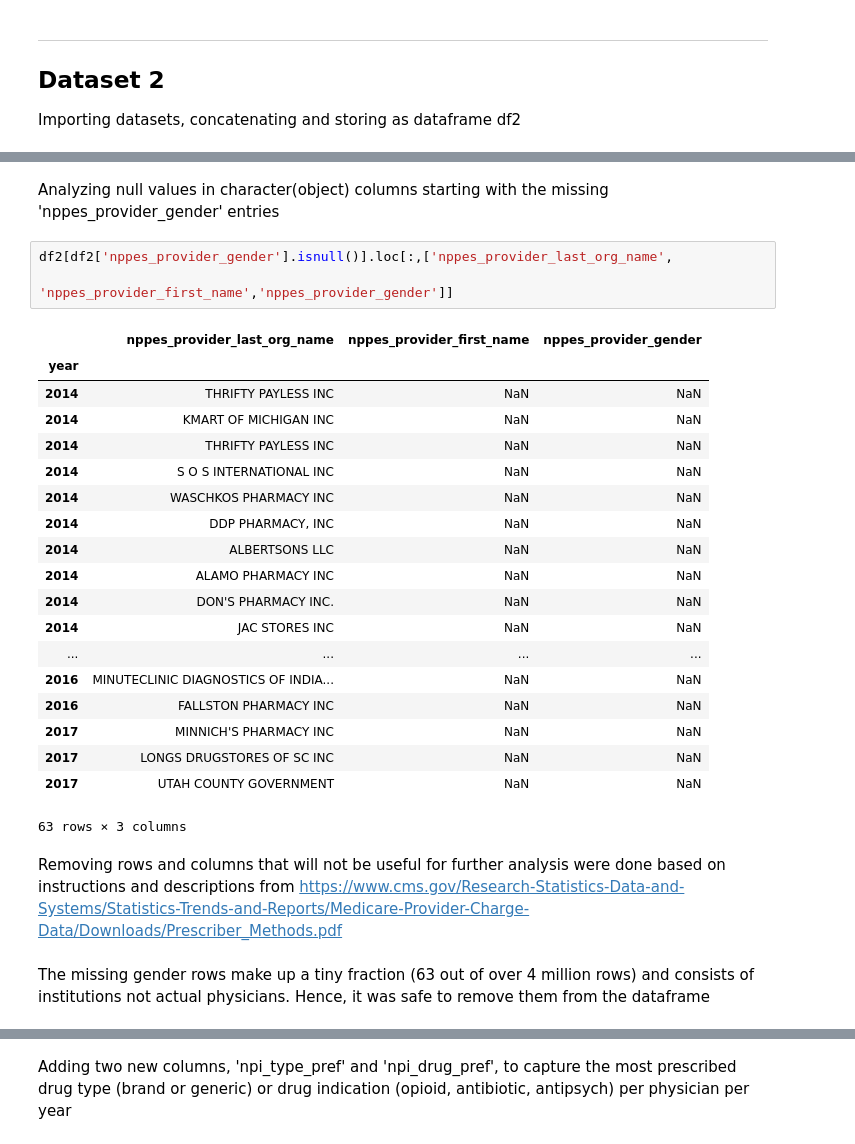
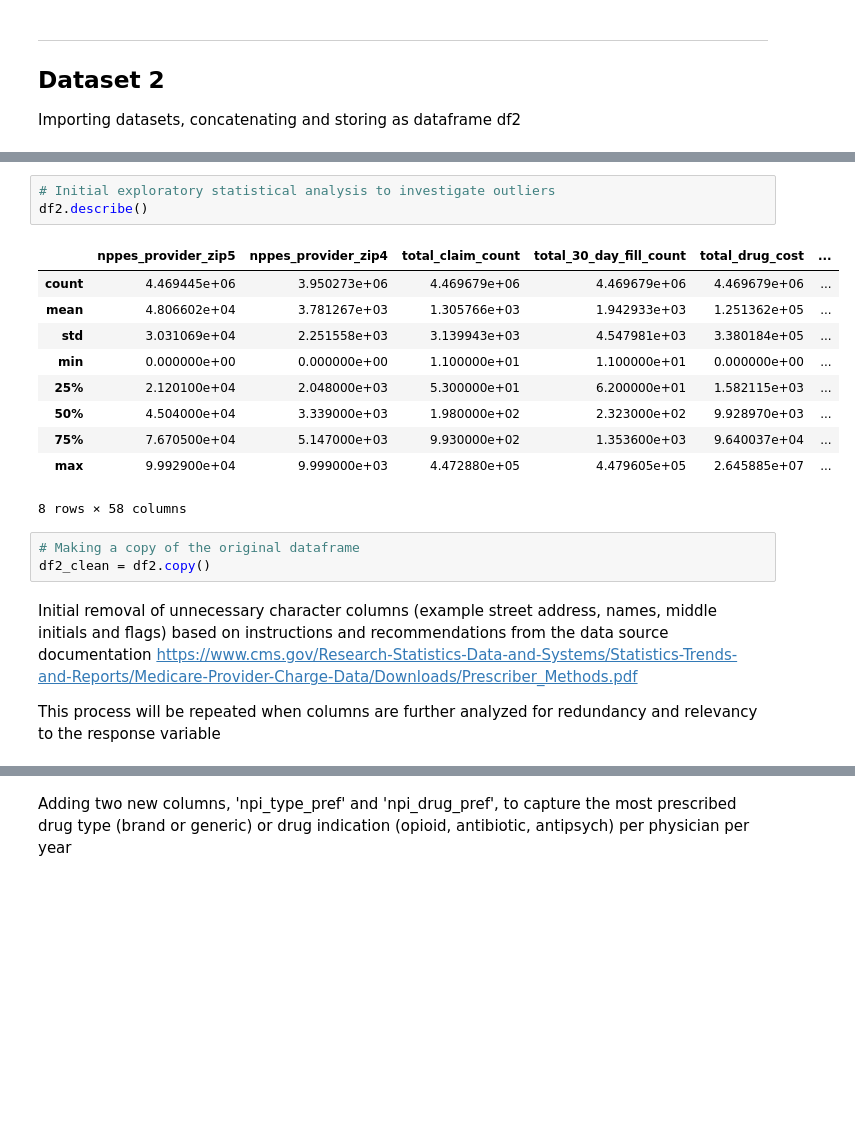
Before and after one commit to nwugocc/Capstone-Project-1, a Jupyter notebook: capstone_1_mini_project_data_wrangling.ipynb, the cells around one changed output, grey strips where cells are left out. Drawn from its saved outputs; the diff is of its cells as text; blank space fills up the shorter version.

```diff
--- a/capstone_1_mini_project_data_wrangling.ipynb
+++ b/capstone_1_mini_project_data_wrangling.ipynb
@@ -180,30 +158,22 @@ Length: 84, dtype: int64
-# %% [markdown]
-Analyzing null values in character(object) columns starting with the missing 'nppes_provider_gender' entries
-# %%
-df2[df2['nppes_provider_gender'].isnull()].loc[:,['nppes_provider_last_org_name',
-                                                  'nppes_provider_first_name','nppes_provider_gender']]
-# %% [output]
-|  | nppes_provider_last_org_name | nppes_provider_first_name | nppes_provider_gender |
-| year |  |  |  |
-| 2014 | THRIFTY PAYLESS INC | NaN | NaN |
-| 2014 | KMART OF MICHIGAN INC | NaN | NaN |
-| 2014 | THRIFTY PAYLESS INC | NaN | NaN |
-| 2014 | S O S INTERNATIONAL INC | NaN | NaN |
-| 2014 | WASCHKOS PHARMACY INC | NaN | NaN |
-| 2014 | DDP PHARMACY, INC | NaN | NaN |
-| 2014 | ALBERTSONS LLC | NaN | NaN |
-| 2014 | ALAMO PHARMACY INC | NaN | NaN |
-| 2014 | DON'S PHARMACY INC. | NaN | NaN |
-| 2014 | JAC STORES INC | NaN | NaN |
-| ... | ... | ... | ... |
-| 2016 | MINUTECLINIC DIAGNOSTICS OF INDIA... | NaN | NaN |
-| 2016 | FALLSTON PHARMACY INC | NaN | NaN |
-| 2017 | MINNICH'S PHARMACY INC | NaN | NaN |
-| 2017 | LONGS DRUGSTORES OF SC INC | NaN | NaN |
-| 2017 | UTAH COUNTY GOVERNMENT | NaN | NaN |
-63 rows × 3 columns
+# %%
+# Initial exploratory statistical analysis to investigate outliers
+df2.describe()
+# %% [output]
+|  | nppes_provider_zip5 | nppes_provider_zip4 | total_claim_count | total_30_day_fill_count | total_drug_cost | ... |
+| count | 4.469445e+06 | 3.950273e+06 | 4.469679e+06 | 4.469679e+06 | 4.469679e+06 | ... |
+| mean | 4.806602e+04 | 3.781267e+03 | 1.305766e+03 | 1.942933e+03 | 1.251362e+05 | ... |
+| std | 3.031069e+04 | 2.251558e+03 | 3.139943e+03 | 4.547981e+03 | 3.380184e+05 | ... |
+| min | 0.000000e+00 | 0.000000e+00 | 1.100000e+01 | 1.100000e+01 | 0.000000e+00 | ... |
+| 25% | 2.120100e+04 | 2.048000e+03 | 5.300000e+01 | 6.200000e+01 | 1.582115e+03 | ... |
+| 50% | 4.504000e+04 | 3.339000e+03 | 1.980000e+02 | 2.323000e+02 | 9.928970e+03 | ... |
+| 75% | 7.670500e+04 | 5.147000e+03 | 9.930000e+02 | 1.353600e+03 | 9.640037e+04 | ... |
+| max | 9.992900e+04 | 9.999000e+03 | 4.472880e+05 | 4.479605e+05 | 2.645885e+07 | ... |
+8 rows × 58 columns
+# %%
+# Making a copy of the original dataframe
+df2_clean = df2.copy()
 # %% [markdown]
-Removing rows and columns that will not be useful for further analysis were done based on instructions and descriptions from https://www.cms.gov/Research-Statistics-Data-and-Systems/Statistics-Trends-and-Reports/Medicare-Provider-Charge-Data/Downloads/Prescriber_Methods.pdf
+Initial removal of unnecessary character columns (example street address, names, middle initials and flags) based on instructions and recommendations from the data source documentation https://www.cms.gov/Research-Statistics-Data-and-Systems/Statistics-Trends-and-Reports/Medicare-Provider-Charge-Data/Downloads/Prescriber_Methods.pdf
+
+This process will be repeated when columns are further analyzed for redundancy and relevancy to the response variable
-# %% [markdown]
-The missing gender rows make up a tiny fraction (63 out of over 4 million rows) and consists of institutions not actual physicians. Hence, it was safe to remove them from the dataframe
 # %%
```
Also changed, not shown: parts of 31 cells of this notebook.
